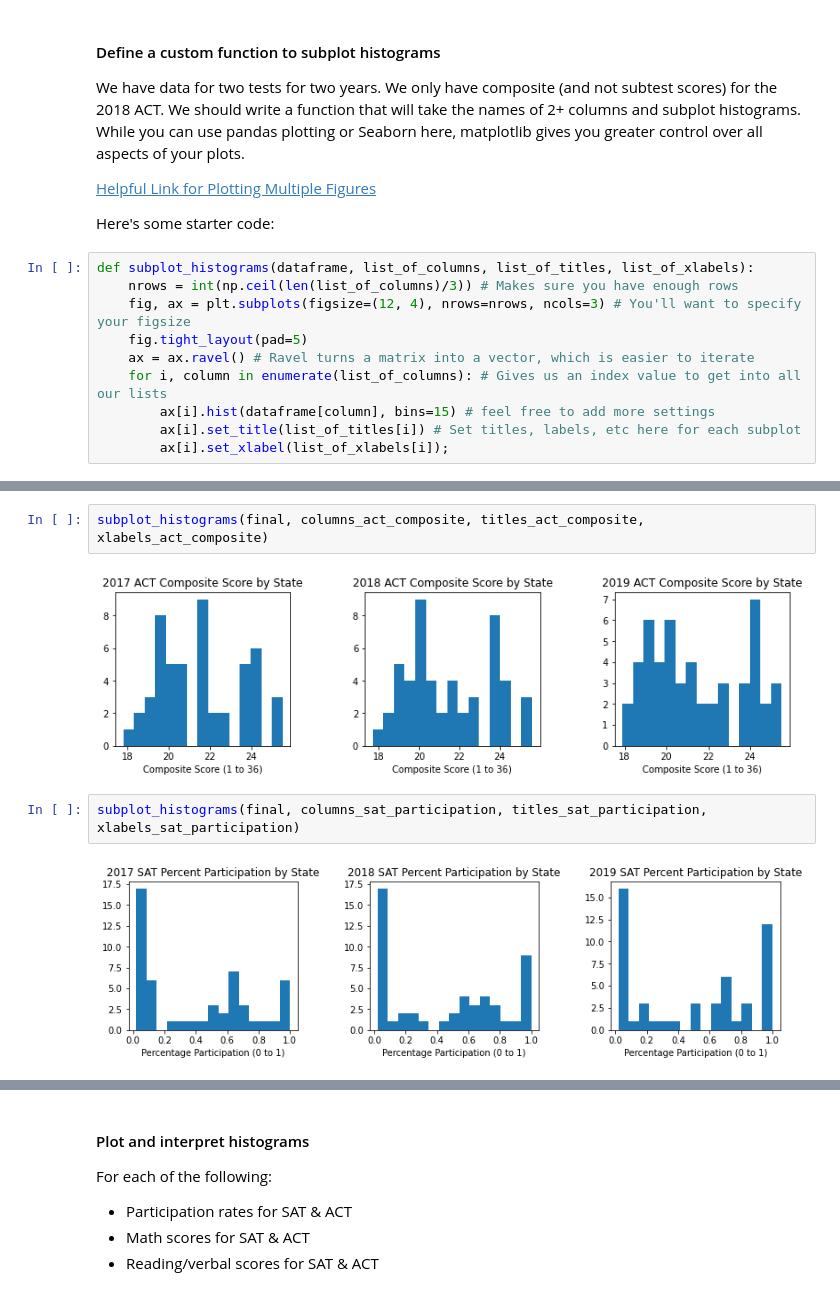
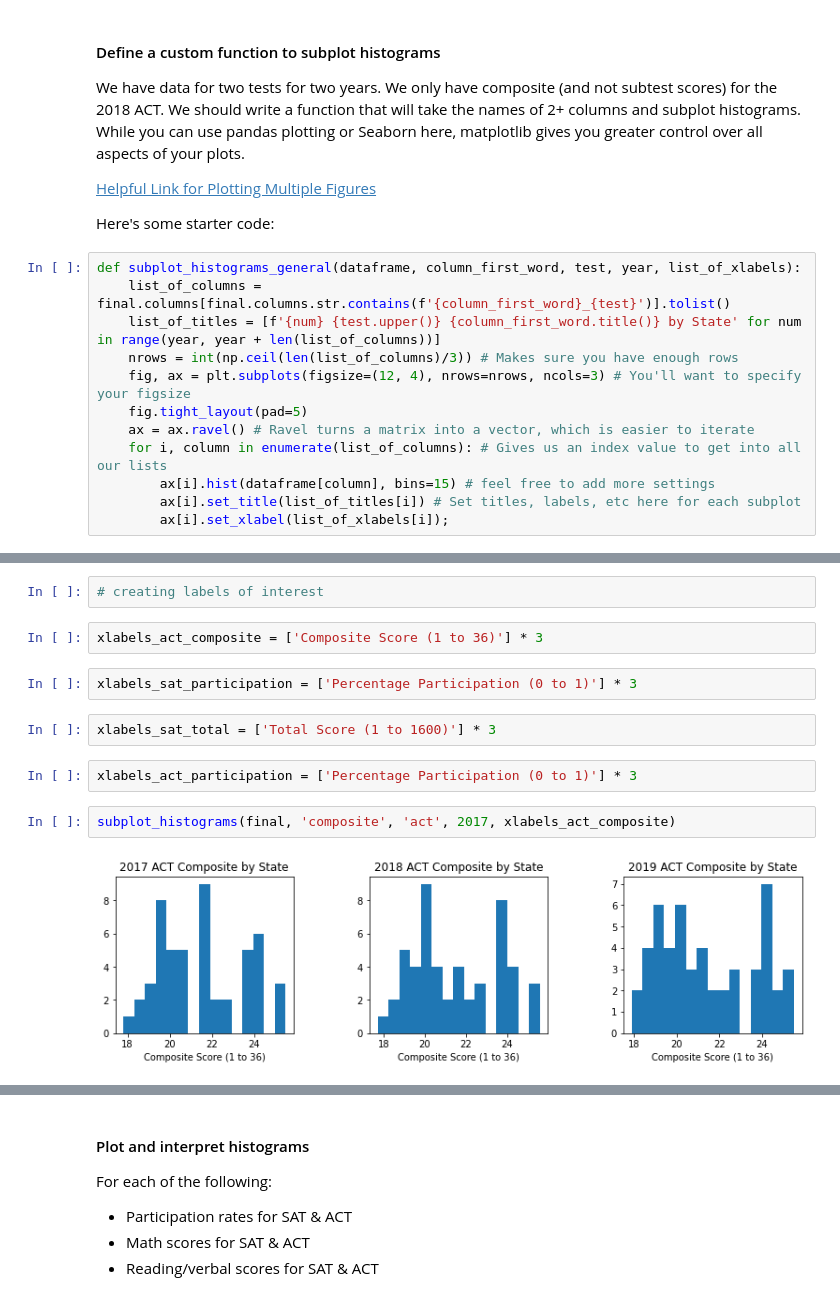
Before and after one commit to EricHeidbreder/GA_projects, a Jupyter notebook: projects/project-1-master/code/sat_act_data_HEIDBREDER.ipynb, the cells around one changed output, grey strips where cells are left out. Cells and saved outputs as stored; diff of their text form.

Commit message:
Got up through histograms!

```diff
--- a/projects/project-1-master/code/sat_act_data_HEIDBREDER.ipynb
+++ b/projects/project-1-master/code/sat_act_data_HEIDBREDER.ipynb
@@ -1001,7 +1031,9 @@ We have data for two tests for two years. We only have composite (and not subtes
 
 Here's some starter code:
 # %%
-def subplot_histograms(dataframe, list_of_columns, list_of_titles, list_of_xlabels):
+def subplot_histograms_general(dataframe, column_first_word, test, year, list_of_xlabels):
+    list_of_columns = final.columns[final.columns.str.contains(f'{column_first_word}_{test}')].tolist()
+    list_of_titles = [f'{num} {test.upper()} {column_first_word.title()} by State' for num in range(year, year + len(list_of_columns))]
     nrows = int(np.ceil(len(list_of_columns)/3)) # Makes sure you have enough rows
     fig, ax = plt.subplots(figsize=(12, 4), nrows=nrows, ncols=3) # You'll want to specify your figsize
     fig.tight_layout(pad=5)
@@ -1034,9 +1045,15 @@ subplot_histograms(final, columns_act_participation, titles_act_participation, x
+# %%
+# creating labels of interest
+# %%
+xlabels_act_composite = ['Composite Score (1 to 36)'] * 3
+# %%
+xlabels_sat_participation = ['Percentage Participation (0 to 1)'] * 3
+# %%
+xlabels_sat_total = ['Total Score (1 to 1600)'] * 3
+# %%
+xlabels_act_participation = ['Percentage Participation (0 to 1)'] * 3
 # %%
-subplot_histograms(final, columns_act_composite, titles_act_composite, xlabels_act_composite)
+subplot_histograms(final, 'composite', 'act', 2017, xlabels_act_composite)
 # %% [output]
-[figure, old version]
+[figure, new version]
-# %%
-subplot_histograms(final, columns_sat_participation, titles_sat_participation, xlabels_sat_participation)
-# %% [output]
-[figure, removed]
 # %%
```
Also changed, not shown: parts of 27 cells of this notebook.
